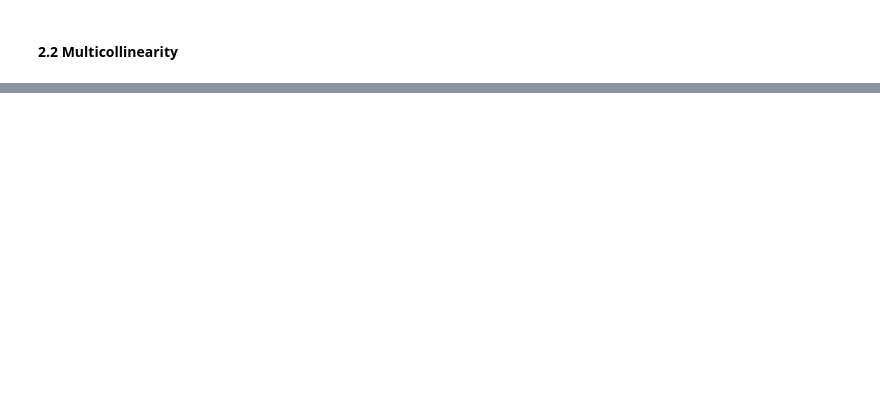
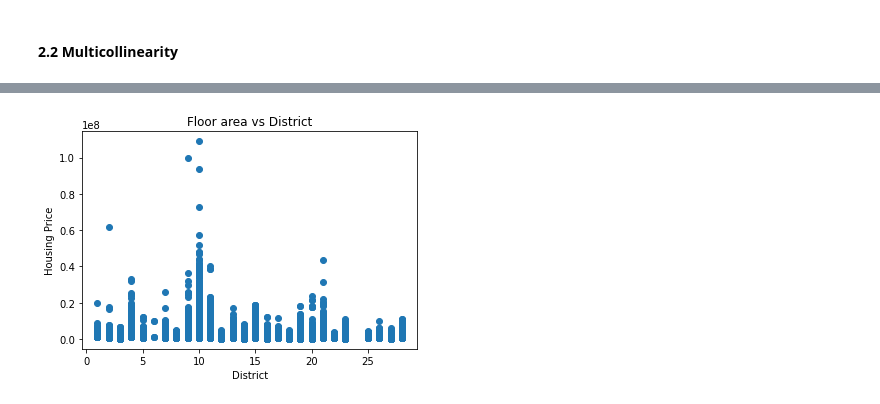
Before and after one commit to nicolepng/BT4222, a Jupyter notebook: OLS & Polynomial Regression.ipynb, the cells around one changed output, grey strips where cells are left out. Cells and saved outputs as stored; diff of their text form; code cells hidden in the pictures; blank space fills up the shorter version.

```diff
--- a/OLS & Polynomial Regression.ipynb
+++ b/OLS & Polynomial Regression.ipynb
@@ -70,0 +88,9 @@ sns.heatmap(df_new.corr(), annot = True, vmin=-1, vmax=1, center= 0, cmap= 'cool
+# %%
+# Price and district of Flat
+plt.scatter(df.district, df.price)
+plt.xlabel('District')
+plt.ylabel('Housing Price')
+plt.title('Floor area vs District')
+plt.show()
+# %% [output]
+[figure, added]
```
Also changed, not shown: parts of 11 cells of this notebook.
